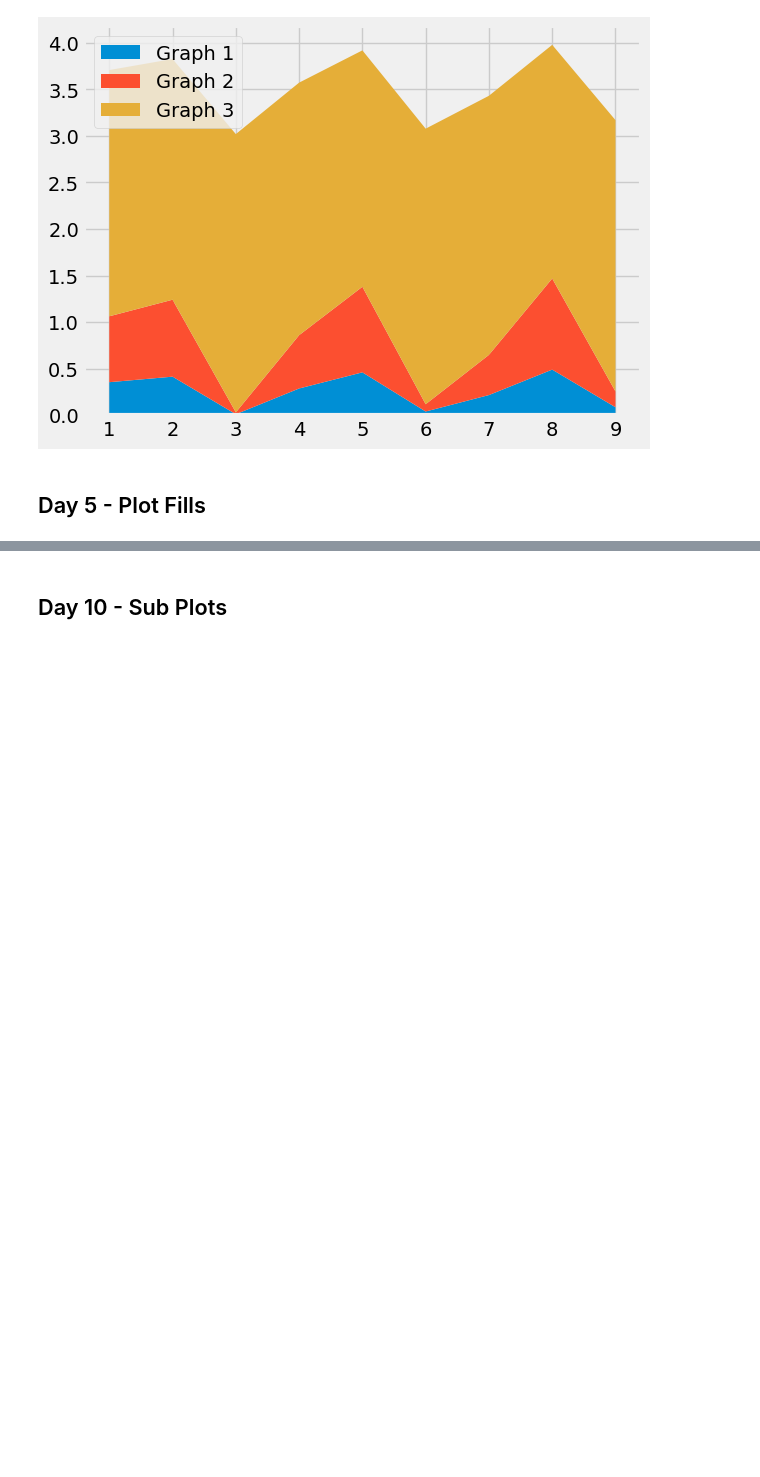
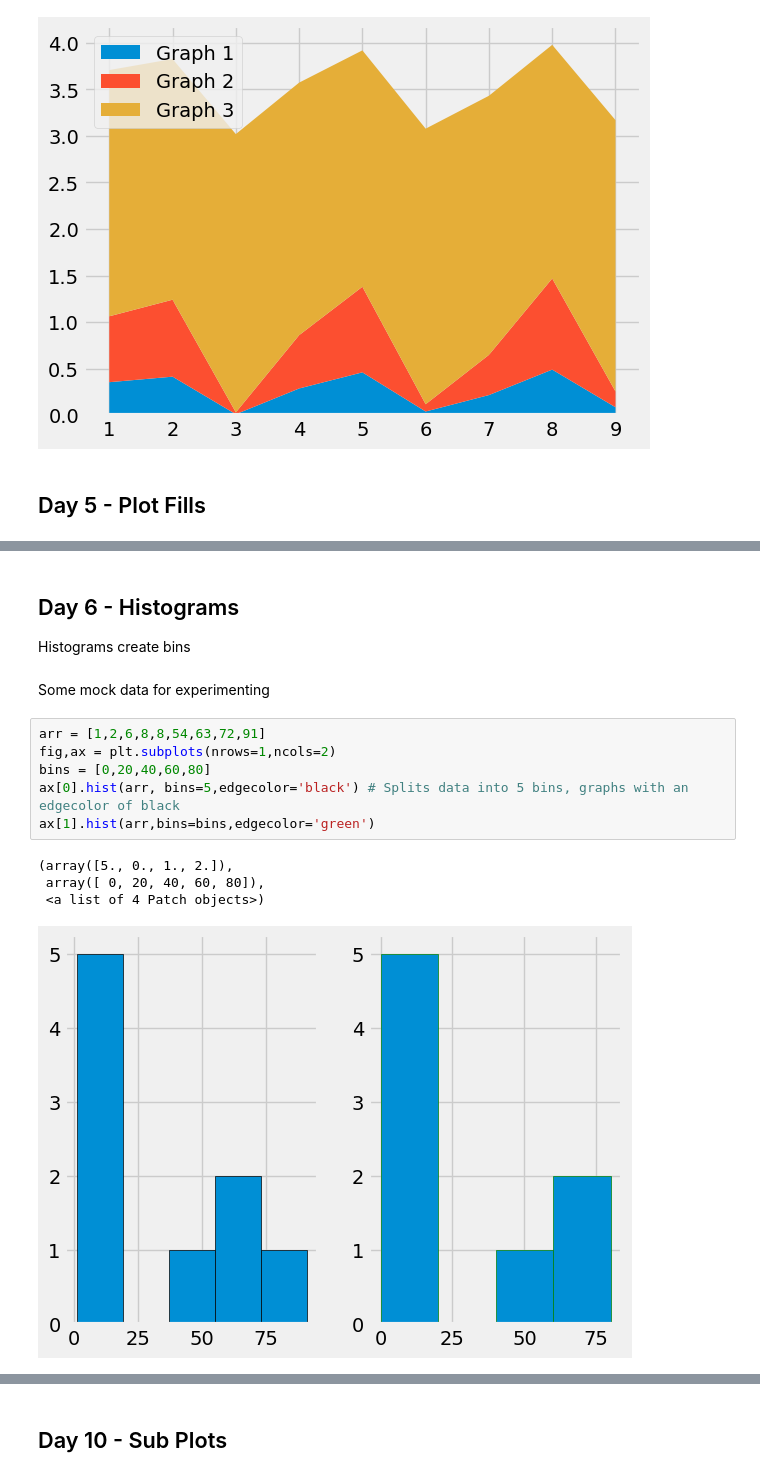
Before and after one commit to YLiu-101/Courses, a Jupyter notebook: Matplotlib/10_day_MatPlotLib.ipynb, the cells around one changed output, grey strips where cells are left out. Drawn from its saved outputs; the diff is of its cells as text; blank space fills up the shorter version.

```diff
--- a/Matplotlib/10_day_MatPlotLib.ipynb
+++ b/Matplotlib/10_day_MatPlotLib.ipynb
@@ -116,0 +121,17 @@ plt.fill_between(arr/25,(arr/25)**0.5)
+# %% [markdown]
+## Day 6 - Histograms
+
+Histograms create bins
+# %% [markdown]
+Some mock data for experimenting
+# %%
+arr = [1,2,6,8,8,54,63,72,91]
+fig,ax = plt.subplots(nrows=1,ncols=2)
+bins = [0,20,40,60,80]
+ax[0].hist(arr, bins=5,edgecolor='black') # Splits data into 5 bins, graphs with an edgecolor of black
+ax[1].hist(arr,bins=bins,edgecolor='green')
+# %% [output]
+(array([5., 0., 1., 2.]),
+ array([ 0, 20, 40, 60, 80]),
+ <a list of 4 Patch objects>)
+[figure, added]
```
Also changed, not shown: parts of 20 cells of this notebook.
